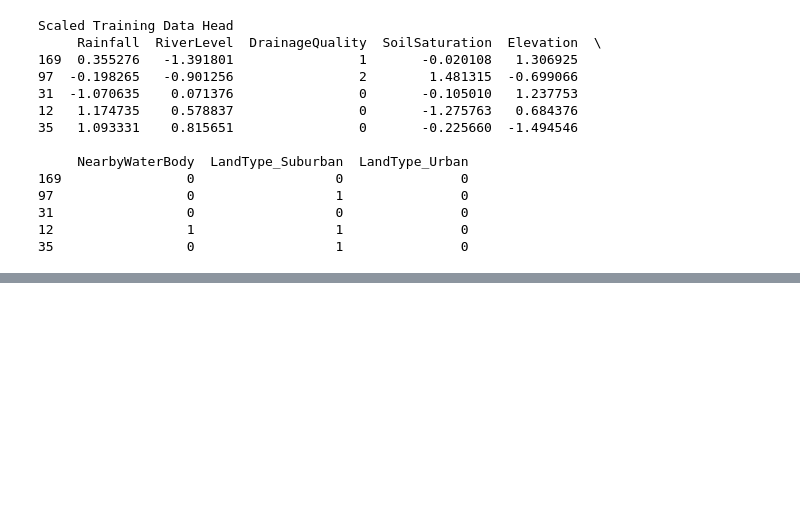
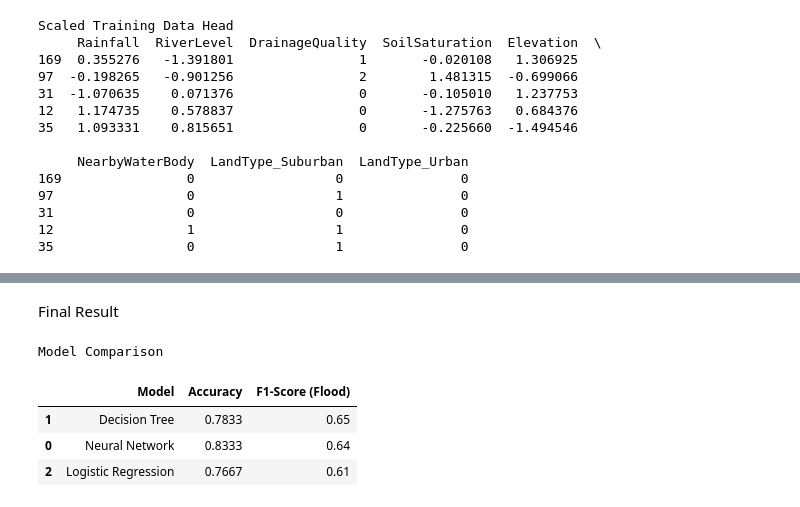
Before and after one commit to fredchongg/Flood-Prediction-Project, a Jupyter notebook: Flood_Prediction.ipynb, the cells around one changed output, grey strips where cells are left out. Drawn from its saved outputs; the diff is of its cells as text; code cells hidden in the pictures; blank space fills up the shorter version.

Commit message:
Perform DT, NN, LogReg Model

```diff
--- a/Flood_Prediction.ipynb
+++ b/Flood_Prediction.ipynb
@@ -214,0 +301,17 @@ Scaled Training Data Head
+# %% [markdown]
+Final Result
+# %%
+results_df = pd.DataFrame({
+    'Model': ['Neural Network', 'Decision Tree', 'Logistic Regression'],
+    'Accuracy': [0.8333, 0.7833, 0.7667],
+    'F1-Score (Flood)': [0.64, 0.65, 0.61]
+})
+
+print("Model Comparison")
+display(results_df.sort_values(by='F1-Score (Flood)', ascending=False))
+# %% [output]
+Model Comparison
+|  | Model | Accuracy | F1-Score (Flood) |
+| 1 | Decision Tree | 0.7833 | 0.65 |
+| 0 | Neural Network | 0.8333 | 0.64 |
+| 2 | Logistic Regression | 0.7667 | 0.61 |
```
Also changed, not shown: parts of 6 cells of this notebook.
